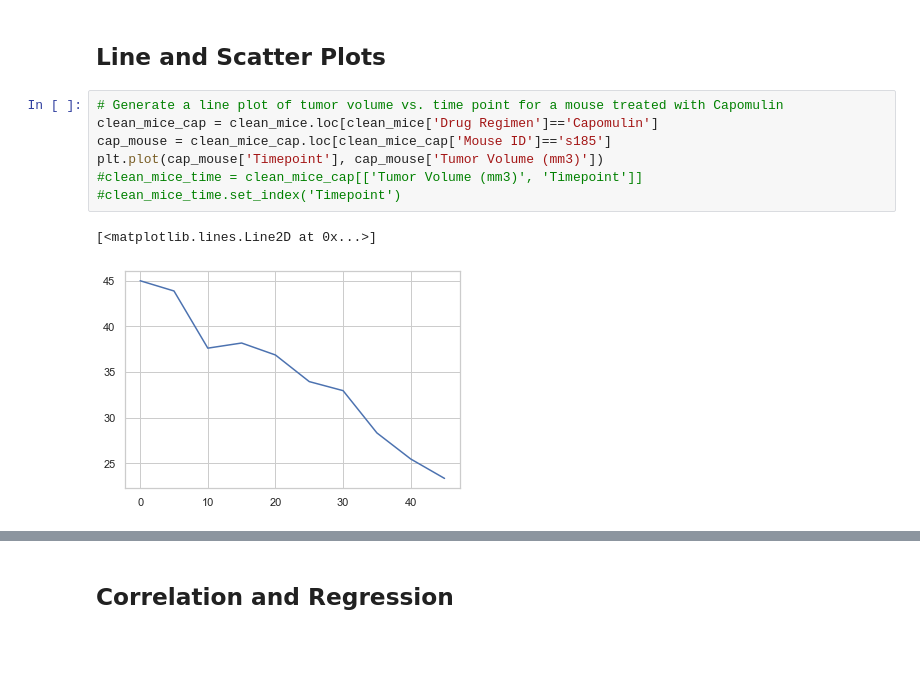
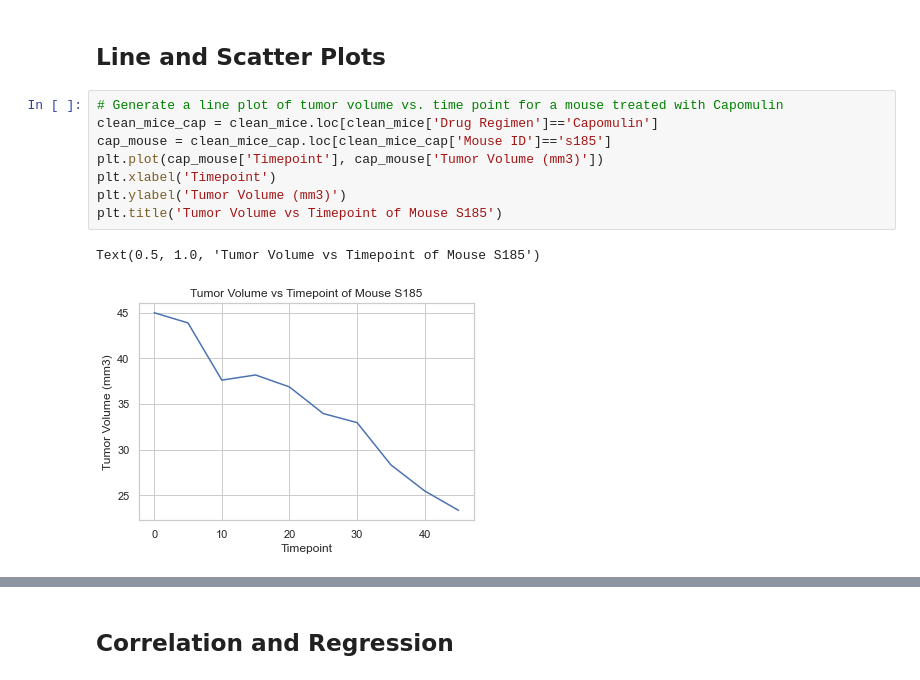
Before and after one commit to ethomps33/MatplotlibHW_ThePowerOfPlots, a Jupyter notebook: Pymaceuticals/pymaceuticals_starter.ipynb, the cells around one changed output, grey strips where cells are left out. Drawn from its saved outputs; the diff is of its cells as text; blank space fills up the shorter version.

```diff
--- a/Pymaceuticals/pymaceuticals_starter.ipynb
+++ b/Pymaceuticals/pymaceuticals_starter.ipynb
@@ -223,13 +223,14 @@ Successfully installed seaborn-0.11.1
 # %%
 # Generate a line plot of tumor volume vs. time point for a mouse treated with Capomulin
 clean_mice_cap = clean_mice.loc[clean_mice['Drug Regimen']=='Capomulin']
 cap_mouse = clean_mice_cap.loc[clean_mice_cap['Mouse ID']=='s185']
 plt.plot(cap_mouse['Timepoint'], cap_mouse['Tumor Volume (mm3)'])
-#clean_mice_time = clean_mice_cap[['Tumor Volume (mm3)', 'Timepoint']]
-#clean_mice_time.set_index('Timepoint')
+plt.xlabel('Timepoint')
+plt.ylabel('Tumor Volume (mm3)')
+plt.title('Tumor Volume vs Timepoint of Mouse S185')
 # %% [output]
-[<matplotlib.lines.Line2D at 0x...>]
+Text(0.5, 1.0, 'Tumor Volume vs Timepoint of Mouse S185')
-[figure, old version]
+[figure, new version]
 # %%
 # Generate a scatter plot of average tumor volume vs. mouse weight for the Capomulin regimen
 #cap_mean = clean_mice_cap['Tumor Volume (mm3)'].mean()
```
Also changed, not shown: parts of 5 cells of this notebook.
